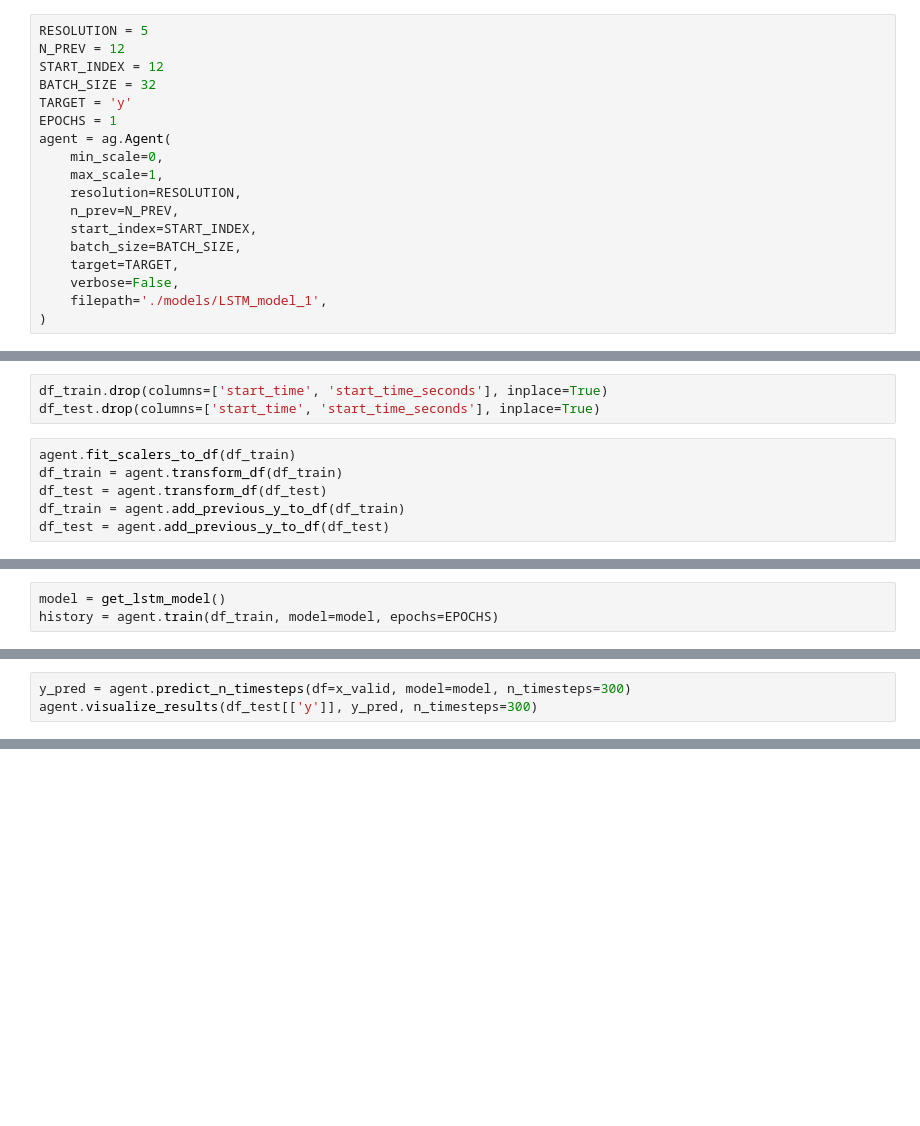
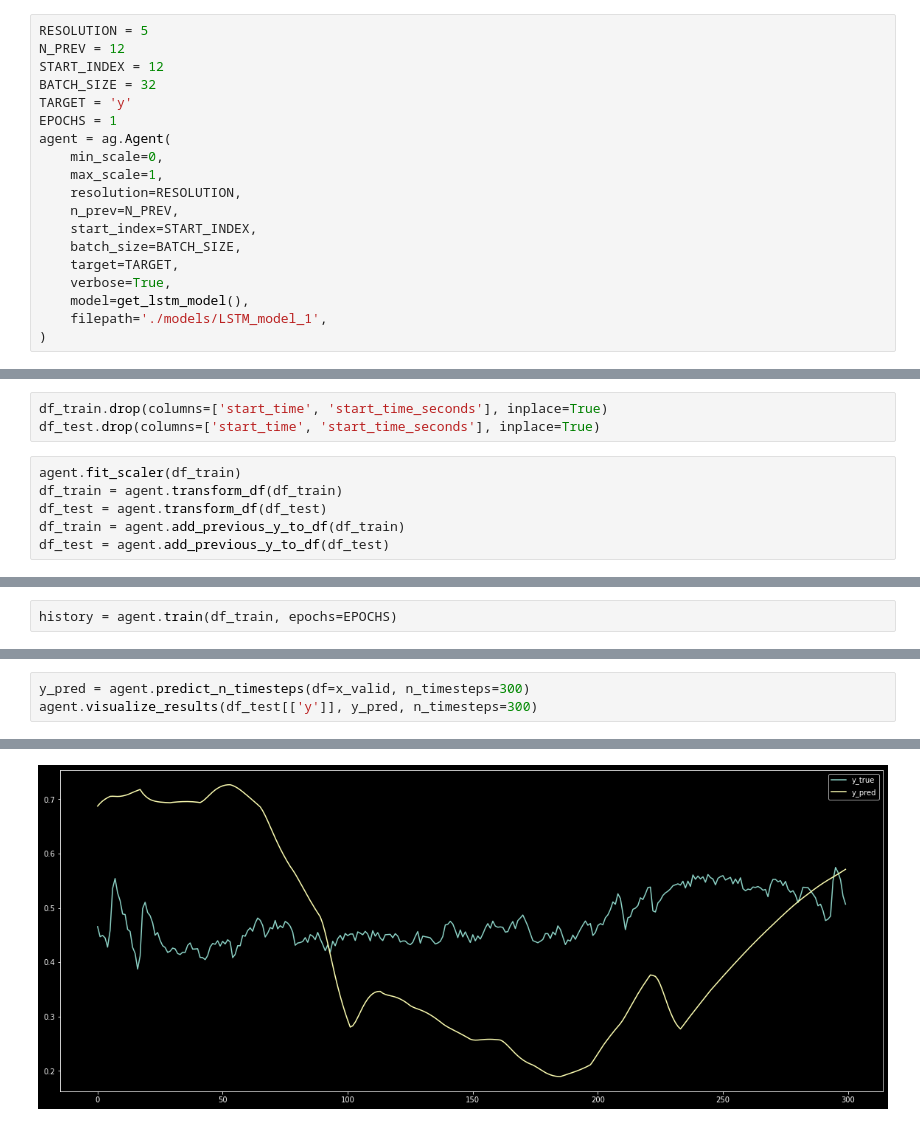
Before and after one commit to Mathipe98/IT3030-Projects, a Jupyter notebook: Project 3/start.ipynb, the cells around one changed output, grey strips where cells are left out. Saved outputs shown, nothing was run; the diff lists cells and outputs as text; blank space fills up the shorter version.

```diff
--- a/Project 3/start.ipynb
+++ b/Project 3/start.ipynb
@@ -221,6 +277,7 @@ agent = ag.Agent(
     start_index=START_INDEX,
     batch_size=BATCH_SIZE,
     target=TARGET,
-    verbose=False,
+    verbose=True,
+    model=get_lstm_model(),
     filepath='./models/LSTM_model_1',
 )
@@ -228,7 +287,7 @@ agent = ag.Agent(
 df_train.drop(columns=['start_time', 'start_time_seconds'], inplace=True)
 df_test.drop(columns=['start_time', 'start_time_seconds'], inplace=True)
 # %%
-agent.fit_scalers_to_df(df_train)
+agent.fit_scaler(df_train)
 df_train = agent.transform_df(df_train)
 df_test = agent.transform_df(df_test)
 df_train = agent.add_previous_y_to_df(df_train)
@@ -240,3 +313,2 @@ df_train.head()
 # %%
-model = get_lstm_model()
-history = agent.train(df_train, model=model, epochs=EPOCHS)
+history = agent.train(df_train, epochs=EPOCHS)
@@ -251,3 +362,4 @@ x_valid.head(20)
 # %%
-y_pred = agent.predict_n_timesteps(df=x_valid, model=model, n_timesteps=300)
+y_pred = agent.predict_n_timesteps(df=x_valid, n_timesteps=300)
 agent.visualize_results(df_test[['y']], y_pred, n_timesteps=300)
+# %% [output]
@@ -253,0 +383 @@ agent.visualize_results(df_test[['y']], y_pred, n_timesteps=300)
+[figure, added]
```
Also changed, not shown: parts of 15 cells of this notebook, 6 other files.
